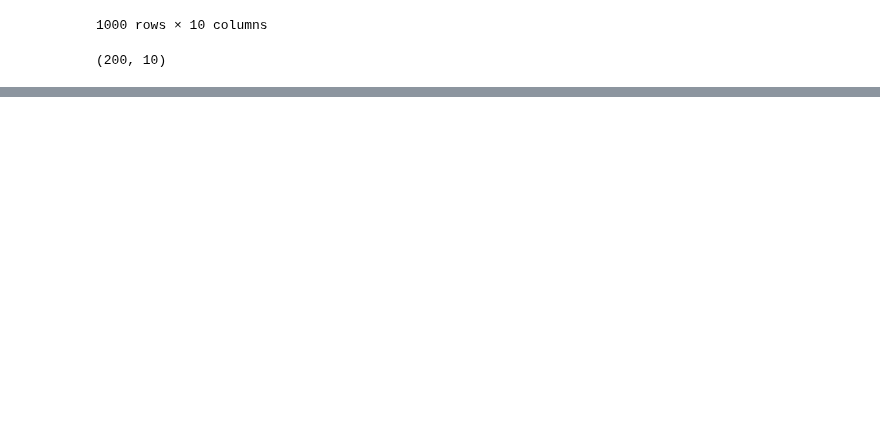
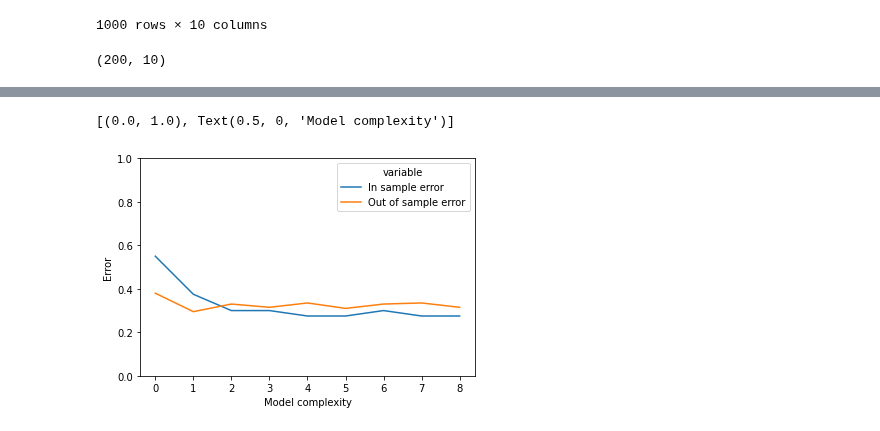
Before and after one commit to rknagao/studies, a Jupyter notebook: caltech_ml_course/lecture04_error_and_noise/lecture04.ipynb, the cells around one changed output, grey strips where cells are left out. Cells and saved outputs as stored; diff of their text form; code cells hidden in the pictures; blank space fills up the shorter version.

Commit message:
finishing the tradeoff error vs complexity demonstration

```diff
--- a/caltech_ml_course/lecture04_error_and_noise/lecture04.ipynb
+++ b/caltech_ml_course/lecture04_error_and_noise/lecture04.ipynb
@@ -137,0 +110,15 @@ train_test_metric(df_sample, ['x1', 'x2', 'x3'])
+# %%
+# Calculating the performance as the model complexity is increased.
+in_sample_error_list = []
+out_of_sample_error_list = []
+
+for i in range(len(df_sample.columns) - 1):
+
+    # Adding new features per round.
+    list_features = df_sample.columns[:i + 1].tolist()
+    print(f"Round {i+1}: features {list_features}")
+
+    acc_sample = train_test_metric(df_sample, list_features)
+    acc_pop = train_test_metric(df_population, list_features)
+    in_sample_error_list.append(1 - acc_sample)
+    out_of_sample_error_list.append(1 - acc_pop)
@@ -137,0 +135,9 @@ train_test_metric(df_sample, ['x1', 'x2', 'x3'])
+# %%
+# Plotting the tradeoff between error vs complexity
+df_plot = pd.DataFrame({'In sample error': in_sample_error_list, 'Out of sample error': out_of_sample_error_list})
+df_plot.reset_index(drop=False, inplace=True)
+df_plot = pd.melt(df_plot, id_vars='index', value_vars=['In sample error','Out of sample error'], value_name='Error')
+sns.lineplot(data=df_plot, x='index', y='Error', hue='variable').set(ylim=[0, 1], xlabel='Model complexity')
+# %% [output]
+[(0.0, 1.0), Text(0.5, 0, 'Model complexity')]
+[figure, added]
```
Also changed, not shown: parts of 10 cells of this notebook.
